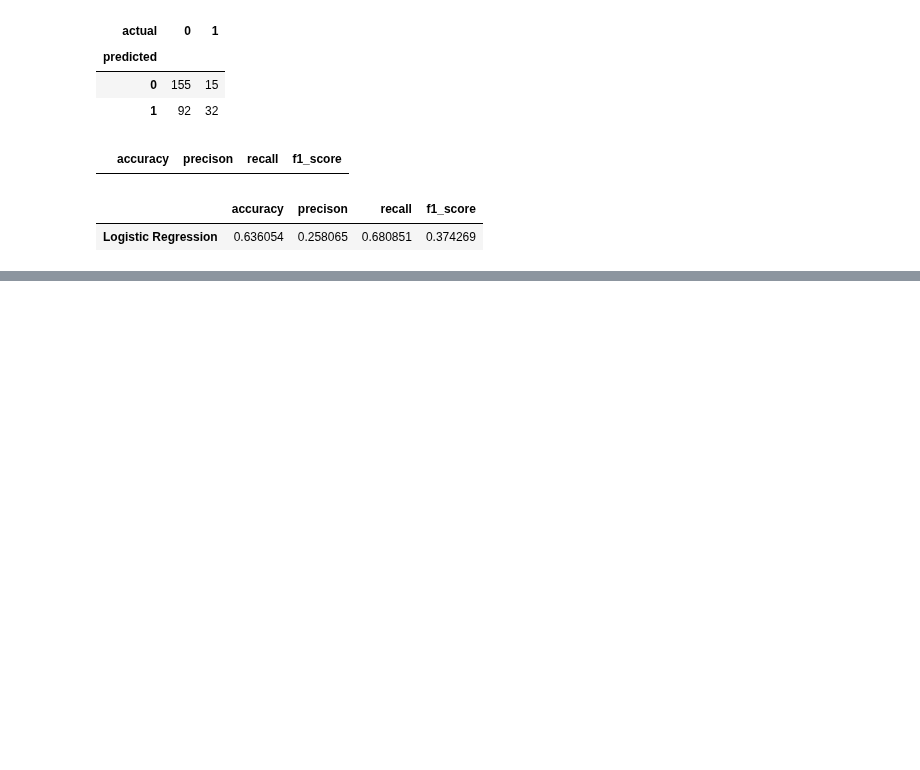
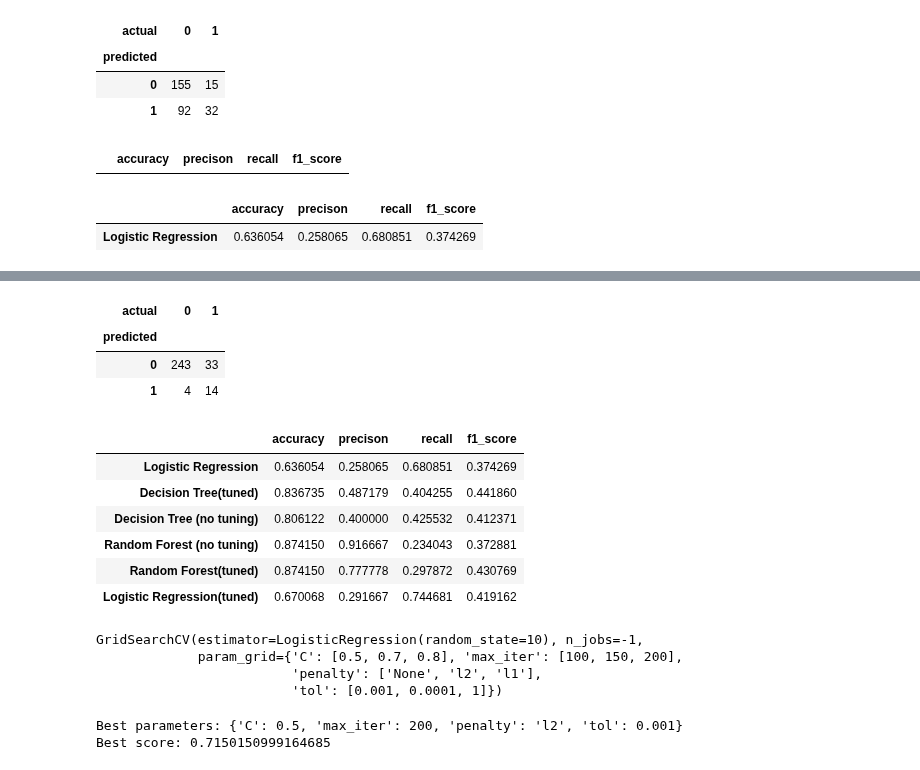
Before and after one commit to AnkurBhatt07/Code-Clause-Employee-Attrition-Likelihood-Prediction, a Jupyter notebook: prediction_model.ipynb, the cells around one changed output, grey strips where cells are left out. Drawn from its saved outputs; the diff is of its cells as text; code cells hidden in the pictures; blank space fills up the shorter version.

Commit message:
Various prediction algorithms evaluation performed.Conclusion given.

```diff
--- a/prediction_model.ipynb
+++ b/prediction_model.ipynb
@@ -440,0 +518,3 @@ results
+# %%
+results.loc['Decision Tree (no tuning)'] = [accuracy,precision,recall,f1score]
+results
@@ -440,0 +560,3 @@ results
+# %%
+results.loc['Random Forest (no tuning)'] = [accuracy,precision,recall,f1score]
+results
@@ -440,0 +569,16 @@ results
+# %%
+# Hyperparameter tuning of Random Forest classifier.
+from sklearn.model_selection import GridSearchCV
+params = {'n_estimators':[10,50,100],
+          'max_depth':[10,20,30],
+          'max_samples' : [500,1000,1500],
+          'max_features' : ['sqrt'],
+          'bootstrap' : [True],
+          'criterion' : ['gini'],
+          'min_samples_split':[10,20,30],
+          'min_samples_leaf' : [10,20,30],
+          'verbose' : [1],
+          'n_jobs' : [-1]
+          }
+gcv = GridSearchCV(estimator=RandomForestClassifier(random_state=10),param_grid=params)
+gcv.fit(xtrain_res,ytrain_res)
@@ -440,0 +621,11 @@ results
+# %%
+# Checking out other metrics
+ytest_pred = gcv.predict(xtest)
+accuracy = accuracy_score(y_true = ytest , y_pred = ytest_pred)
+precision = precision_score(y_true = ytest , y_pred = ytest_pred)
+recall = recall_score(y_true = ytest , y_pred = ytest_pred)
+f1score = f1_score(y_true=ytest , y_pred = ytest_pred)
+print('Accuracy Score  = ', accuracy)
+print('Precision Score  = ', precision)
+print('Recall Score = ' , recall)
+print('F1 score = ' , f1score)
@@ -440,0 +640,42 @@ results
+# %%
+# creating the confusion matrix
+predicted = pd.Series(ytest_pred,name = 'predicted')
+actual = pd.Series(ytest , name = 'actual')
+pd.crosstab(index = predicted , columns = actual)
+# %% [output]
+| actual | 0 | 1 |
+| predicted |  |  |
+| 0 | 243 | 33 |
+| 1 | 4 | 14 |
+# %%
+results.loc['Random Forest(tuned)'] = [accuracy,precision,recall,f1score]
+results
+# %% [output]
+|  | accuracy | precison | recall | f1_score |
+| Logistic Regression | 0.636054 | 0.258065 | 0.680851 | 0.374269 |
+| Decision Tree(tuned) | 0.836735 | 0.487179 | 0.404255 | 0.441860 |
+| Decision Tree (no tuning) | 0.806122 | 0.400000 | 0.425532 | 0.412371 |
+| Random Forest (no tuning) | 0.874150 | 0.916667 | 0.234043 | 0.372881 |
+| Random Forest(tuned) | 0.874150 | 0.777778 | 0.297872 | 0.430769 |
+| Logistic Regression(tuned) | 0.670068 | 0.291667 | 0.744681 | 0.419162 |
+# %%
+# Logistic regression with grid search cv
+lr = LogisticRegression(random_state = 10)
+params = {'penalty':['None','l2','l1'] , 'tol':[0.001,0.0001,1],'C':[0.5,0.7,0.8],'max_iter':[100,150,200]}
+gcv1 = GridSearchCV(estimator=lr,param_grid=params,n_jobs = -1)
+gcv1.fit(xtrain_res,ytrain_res)
+# %% [output]
+GridSearchCV(estimator=LogisticRegression(random_state=10), n_jobs=-1,
+             param_grid={'C': [0.5, 0.7, 0.8], 'max_iter': [100, 150, 200],
+                         'penalty': ['None', 'l2', 'l1'],
+                         'tol': [0.001, 0.0001, 1]})
+# %%
+# Get the best parameters and the best score
+best_params = gcv1.best_params_
+best_score = gcv1.best_score_
+
+print(f"Best parameters: {best_params}")
+print(f"Best score: {best_score}")
+# %% [output]
+Best parameters: {'C': 0.5, 'max_iter': 200, 'penalty': 'l2', 'tol': 0.001}
+Best score: 0.7150150999164685
```
Also changed, not shown: parts of 19 cells of this notebook.
